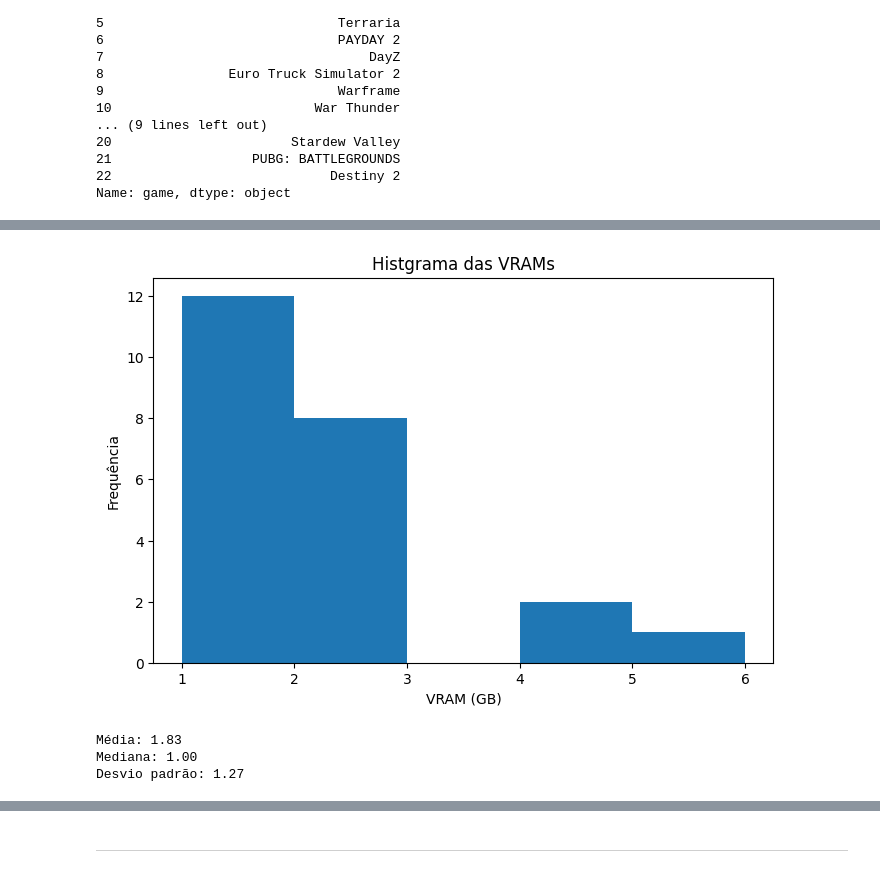
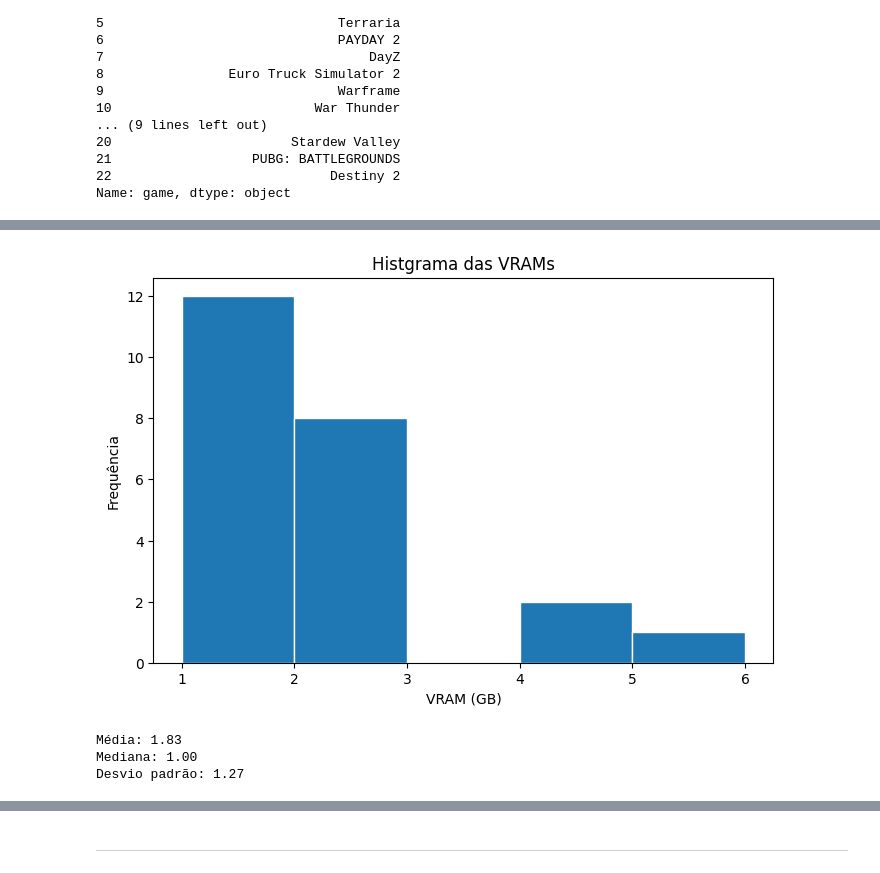
Before and after one commit to AlortCraft/Projeto-ICD-Steam, a Jupyter notebook: relatorio.ipynb, the cells around one changed output, grey strips where cells are left out. Cells and saved outputs as stored; diff of their text form; code cells hidden in the pictures.

```diff
--- a/relatorio.ipynb
+++ b/relatorio.ipynb
@@ -172,17 +165,17 @@ Também, como a mediana é 9.99, isto significa que 50% dos dados possuem um pre
 # %%
 plt.figure(figsize=(8, 5))
-plt.hist(df_games_fixos["gpu_vram"], bins=5)
+plt.hist(df_games_fixos["gpu_vram"], bins=5, edgecolor='white')
 
 plt.title("Histgrama das VRAMs")
 plt.xlabel("VRAM (GB)")
 plt.ylabel("Frequência")
 plt.show()
 
 print(f"Média: {df_games_fixos["gpu_vram"].mean():.2f}")
 print(f"Mediana: {df_games_fixos["gpu_vram"].median():.2f}")
 print(f"Desvio padrão: {df_games_fixos["gpu_vram"].std():.2f}")
 # %% [output]
-[figure, old version]
+[figure, new version]
 Média: 1.83
 Mediana: 1.00
 Desvio padrão: 1.27
```
Also changed, not shown: parts of 22 cells of this notebook, 2 other files.
